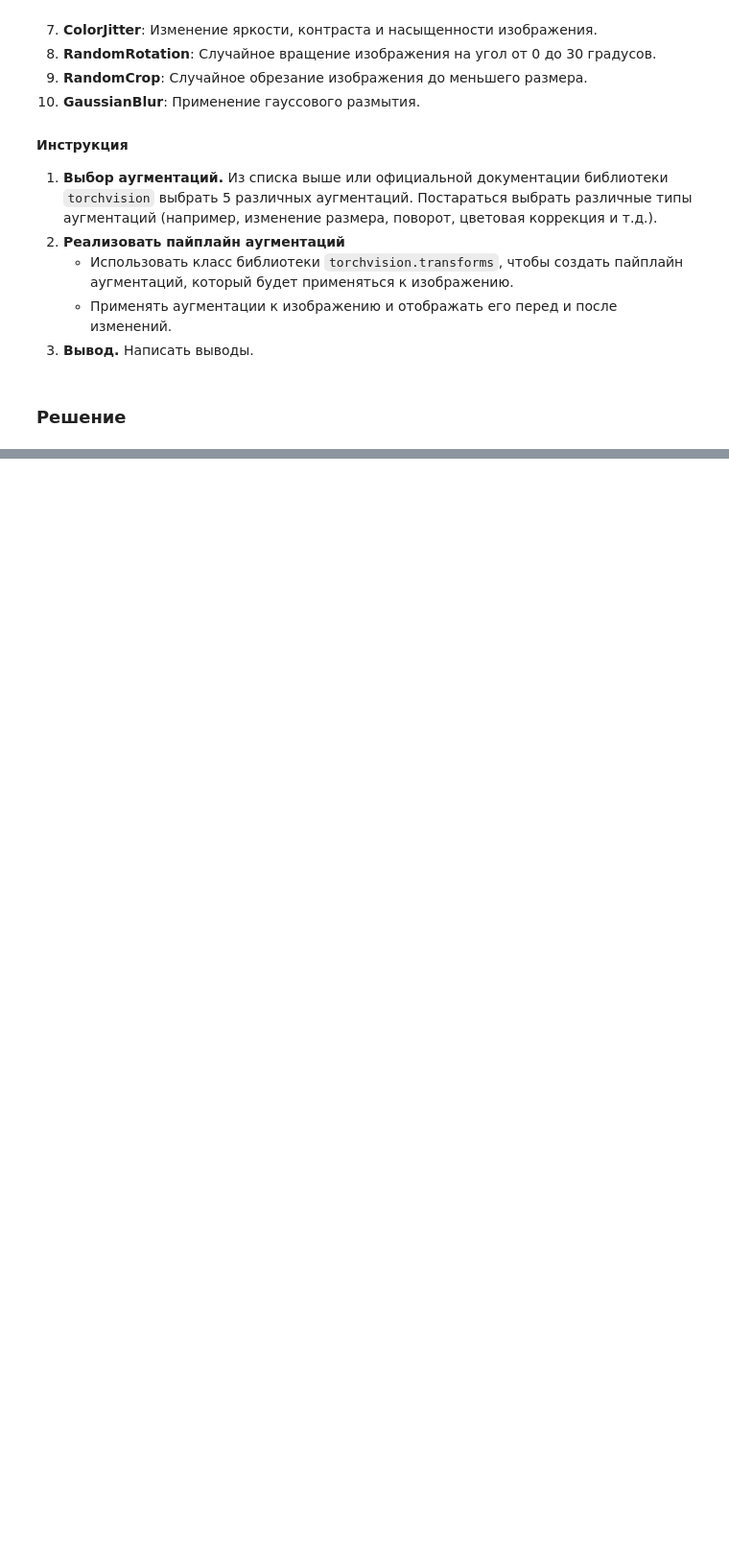
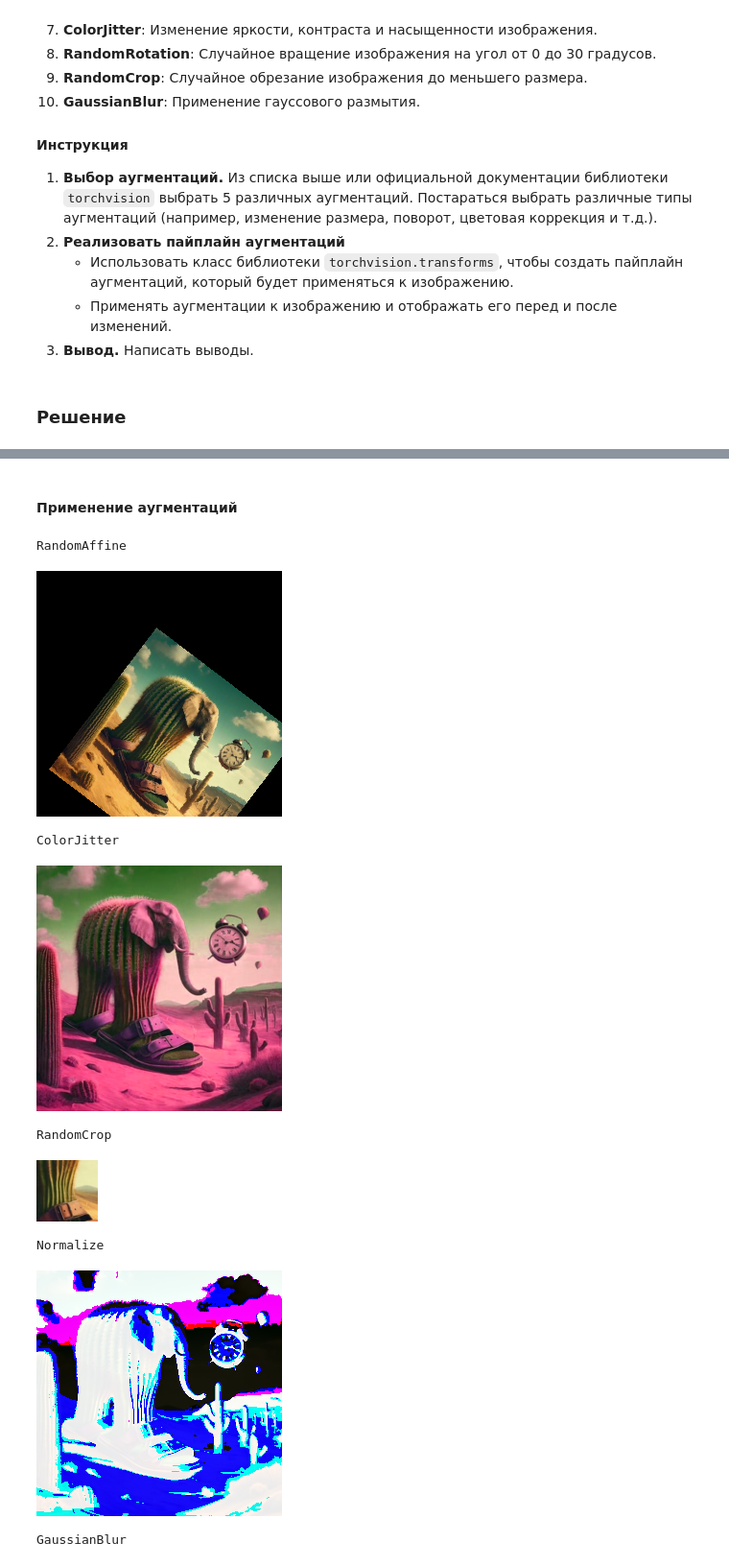
Before and after one commit to litvinovmitch11/HSE_Fundamentals_of_DL_2025, a Jupyter notebook: homework/1.ipynb, the cells around one changed output, grey strips where cells are left out. Shown at 96% size. Drawn from its saved outputs; the diff is of its cells as text; code cells hidden in the pictures; blank space fills up the shorter version.

```diff
--- a/homework/1.ipynb
+++ b/homework/1.ipynb
@@ -31,0 +54,24 @@ pass
+# %% [markdown]
+#### Применение аугментаций
+# %%
+transforms = {
+    "RandomAffine": v2.RandomAffine(degrees=(30, 70), translate=(0.1, 0.3), scale=(0.5, 0.75)),
+    "ColorJitter": v2.ColorJitter(brightness=.5, hue=.3),
+    "RandomCrop": v2.RandomCrop(size=(64, 64)),
+    "Normalize": v2.Normalize(mean=[0.5], std=[5.]),
+    "GaussianBlur": v2.GaussianBlur(kernel_size=(5, 9), sigma=(0.1, 5.)),
+}
+
+for name, transform in transforms.items():
+    print(name)
+    display(F.to_pil_image(transform(img_tensor)))
+# %% [output]
+RandomAffine
+[figure, added]
+ColorJitter
+[figure, added]
+RandomCrop
+[figure, added]
+Normalize
+[figure, added]
+GaussianBlur
```
Also changed, not shown: parts of 10 cells of this notebook, 1 other file.
